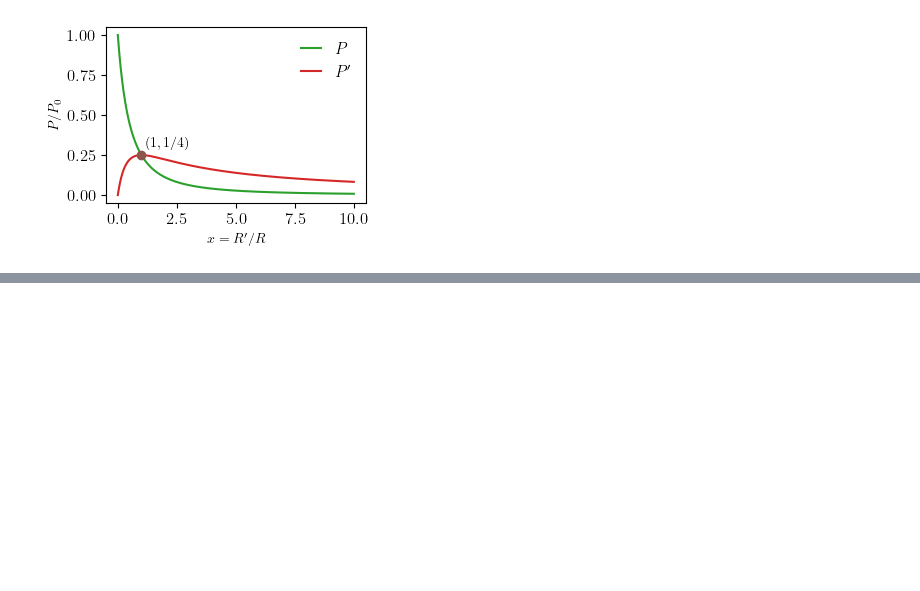
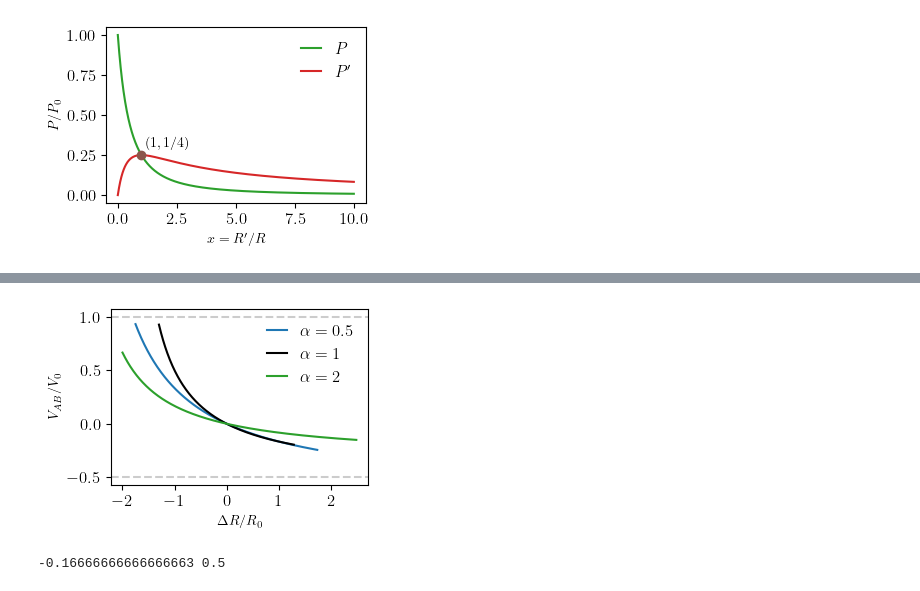
Before and after one commit to chacoma/LABO3_DF_UBA, a Jupyter notebook: Apuntes/images/graficos.ipynb, the cells around one changed output, grey strips where cells are left out. Cells and saved outputs as stored; diff of their text form; code cells hidden in the pictures; blank space fills up the shorter version.

```diff
--- a/Apuntes/images/graficos.ipynb
+++ b/Apuntes/images/graficos.ipynb
@@ -175,0 +202,32 @@ plot.show("Vab_puenteW.png")
+# %%
+x= np.arange(-1.75,1.3, 0.01)
+f1 = lambda u : 1/2 - (1+u)/(2+u)       #a=1
+f05 = lambda u : 1/3 - (1+u)/(3+u)       #a=1/2
+f2 = lambda u : 2/3 - (2+u)/(3+u)    #a=2
+
+plot = pl.Plotter(H=2.5,W=3.5)
+
+x05= np.arange(-1.75,1.75, 0.01)
+plot.ax.plot(x05,f05(x05), c="C0", label=r"$\alpha=0.5$")
+
+x1= np.arange(-1.3,1.3, 0.01)
+plot.ax.plot(x1,f1(x1), c="black", label=r"$\alpha=1$")
+
+x2= np.arange(-2.0,2.5, 0.01)
+plot.ax.plot(x2,f2(x2), c="C2", label=r"$\alpha=2$")
+
+#plot.ax.plot(x,f1(x), c="C0")
+#plot.ax.plot(x,f2(x), c="C2")
+
+plot.ax.axhline( 1, linestyle='--',c='black', alpha=0.2 )
+plot.ax.axhline( -0.5, linestyle='--',c='black', alpha=0.2 )
+
+plot.ax.set_ylabel( "$V_{AB}/V_0$" )
+plot.ax.set_xlabel( "$\Delta R/R_0$" )
+
+plot.show("")
+
+print (f1(1),f1(-1))
+# %% [output]
+[figure, added]
+-0.16666666666666663 0.5
```
Also changed, not shown: parts of 4 cells of this notebook, 4 other files.
